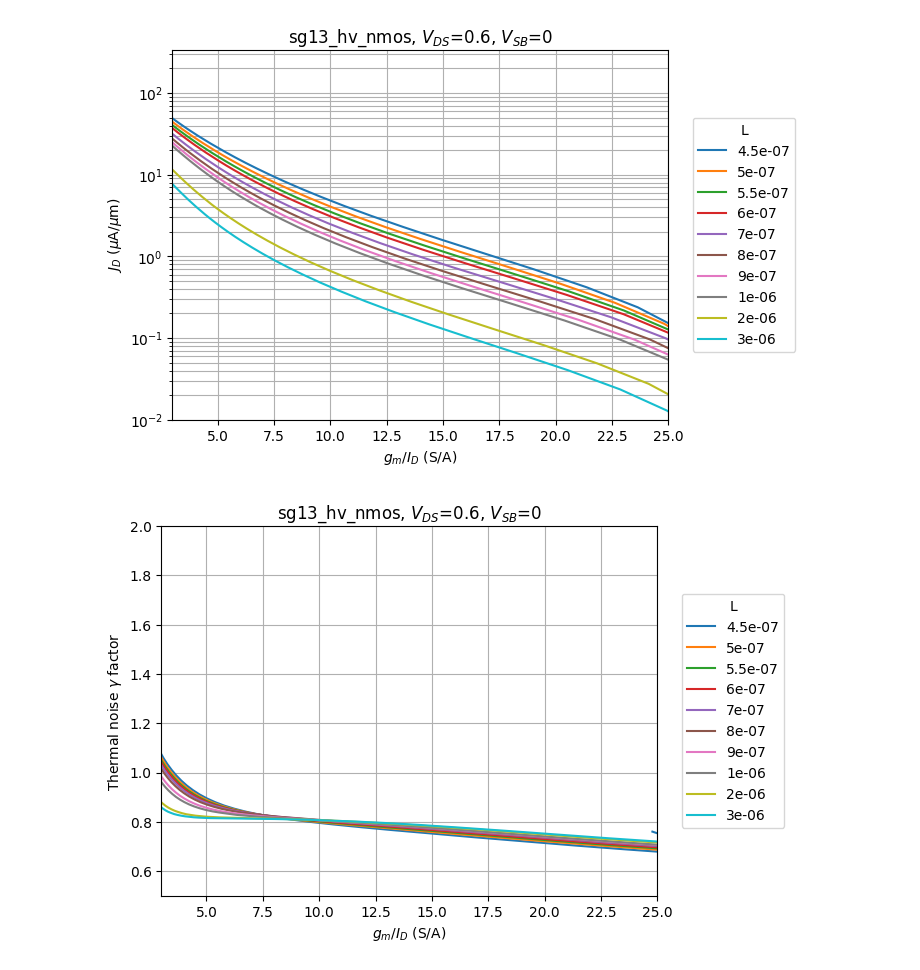
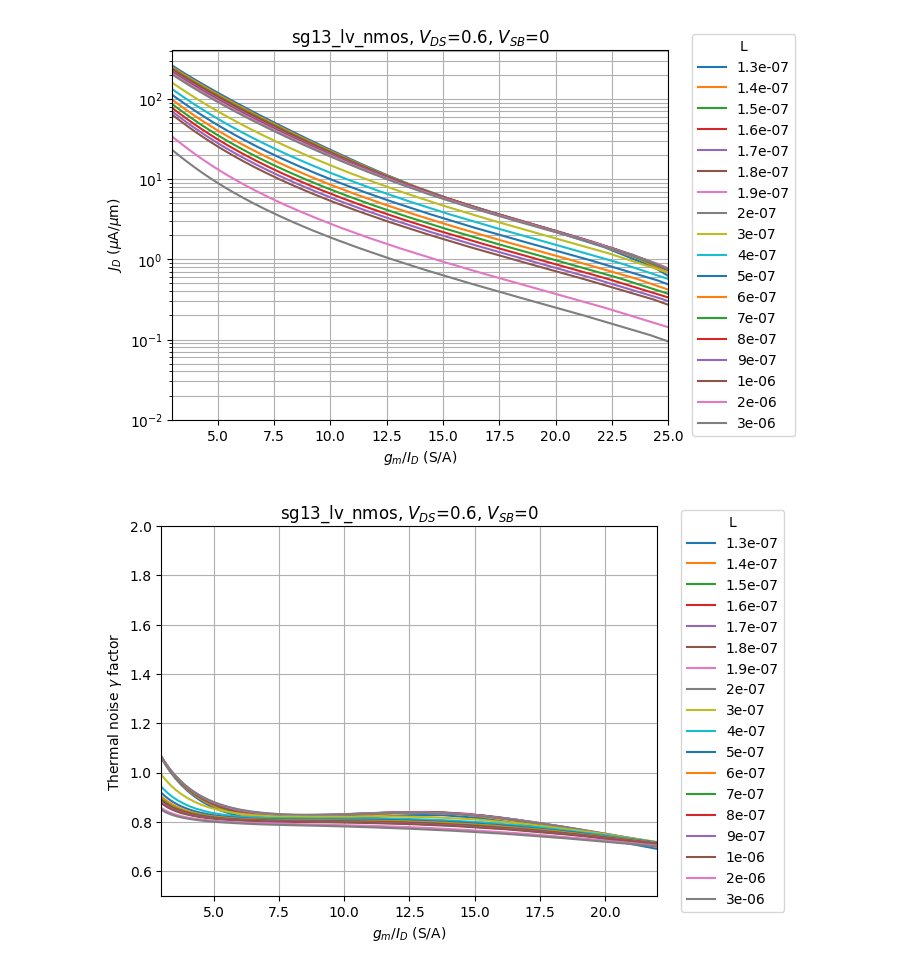
Before and after one commit to tatuc/Book-on-gm-ID-design, a Jupyter notebook: starter_files_open_source_tools/ihp-sg13g2/techsweep_plots_from_txt.ipynb, the cells around one changed output. Cells and saved outputs as stored; diff of their text form; code cells hidden in the pictures.

```diff
--- a/starter_files_open_source_tools/ihp-sg13g2/techsweep_plots_from_txt.ipynb
+++ b/starter_files_open_source_tools/ihp-sg13g2/techsweep_plots_from_txt.ipynb
@@ -3,7 +3,7 @@ import numpy as np
 import pandas as pd
 import matplotlib.pyplot as plt
 # %%
-choice = 3  #start from 0
+choice = 0  #start from 0
 devices = ['sg13_lv_nmos', 'sg13_lv_pmos', 'sg13_hv_nmos', 'sg13_hv_pmos']
 
 # widths used for characterization
@@ -150,25 +150,25 @@ plt.grid(which='major')
 plt.title(devices[choice]+', $V_{DS}$='+str(VDS1)+', $V_{SB}$='+str(VSB1))
 plt.show()
 # %% [output]
-[figure, old version]
+[figure, new version]
 # %%
 # plot gamma versus gm/ID for all L
 gamma = df2['sid'].values / df2['gm'].values/4/300/1.38e-23
 gamma = np.reshape(gamma, (len(vgs), -1), order='F')
 
 fig, ax = plt.subplots()
 ax.plot(gm_id2, gamma)
 ax.legend(loc='center right', bbox_to_anchor=(1.27, 0.5), title='L', labels=l.tolist())
-plt.xlim(3, 25)
+plt.xlim(3, 22)
 plt.ylim(0.5, 2)
 plt.xlabel('$g_m/I_D$ (S/A)')
 plt.ylabel('Thermal noise $\gamma$ factor')
 plt.grid(which='minor')
 plt.grid(which='major')
 plt.title(devices[choice]+', $V_{DS}$='+str(VDS1)+', $V_{SB}$='+str(VSB1))
 plt.show()
 # %% [output]
-[figure, old version]
+[figure, new version]
 # %%
 # plot flicker noise drain current at 1Hz versus gm/ID for all L
 n1overf = df2['sfl'].values
```
Also changed, not shown: parts of 8 cells of this notebook.
